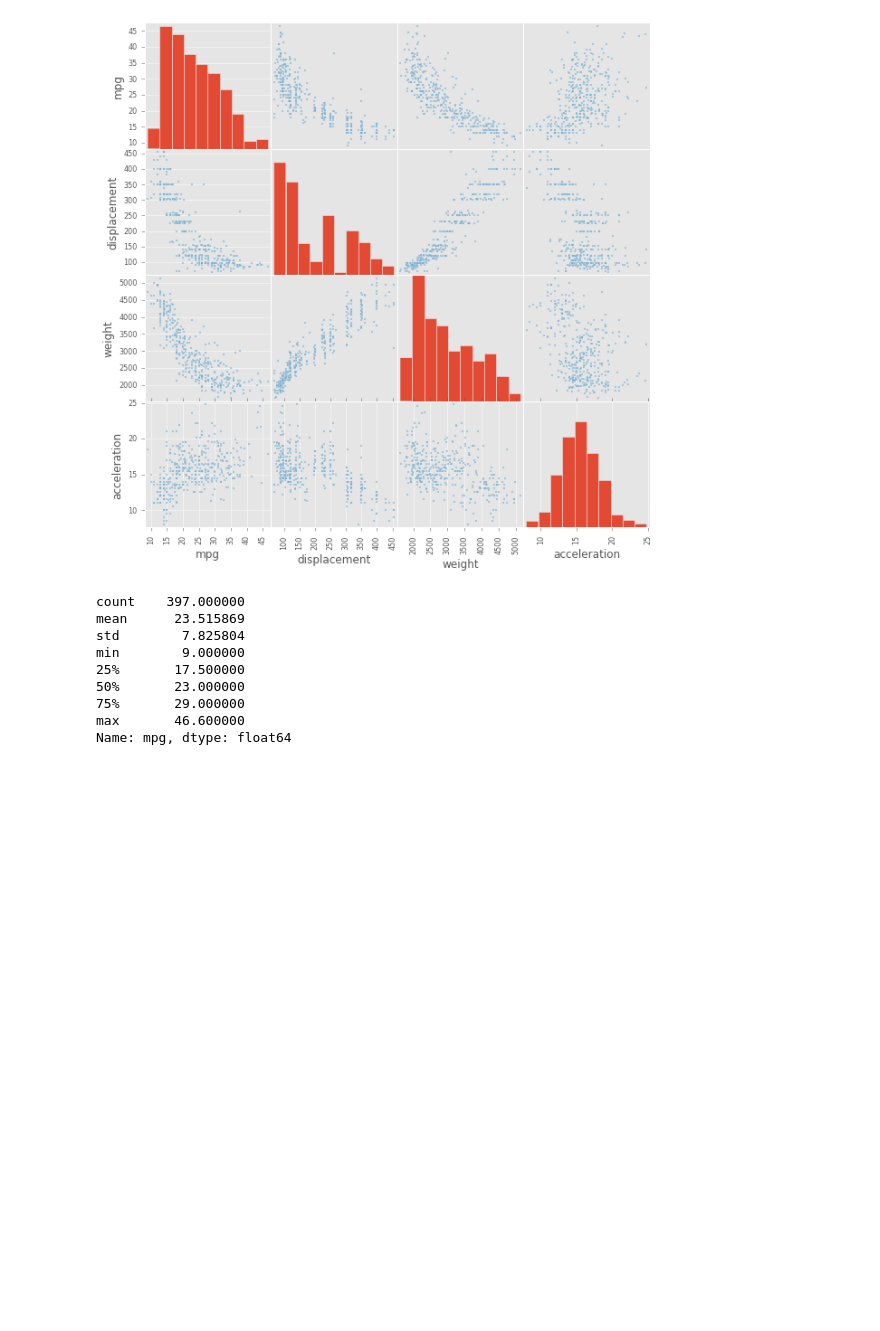
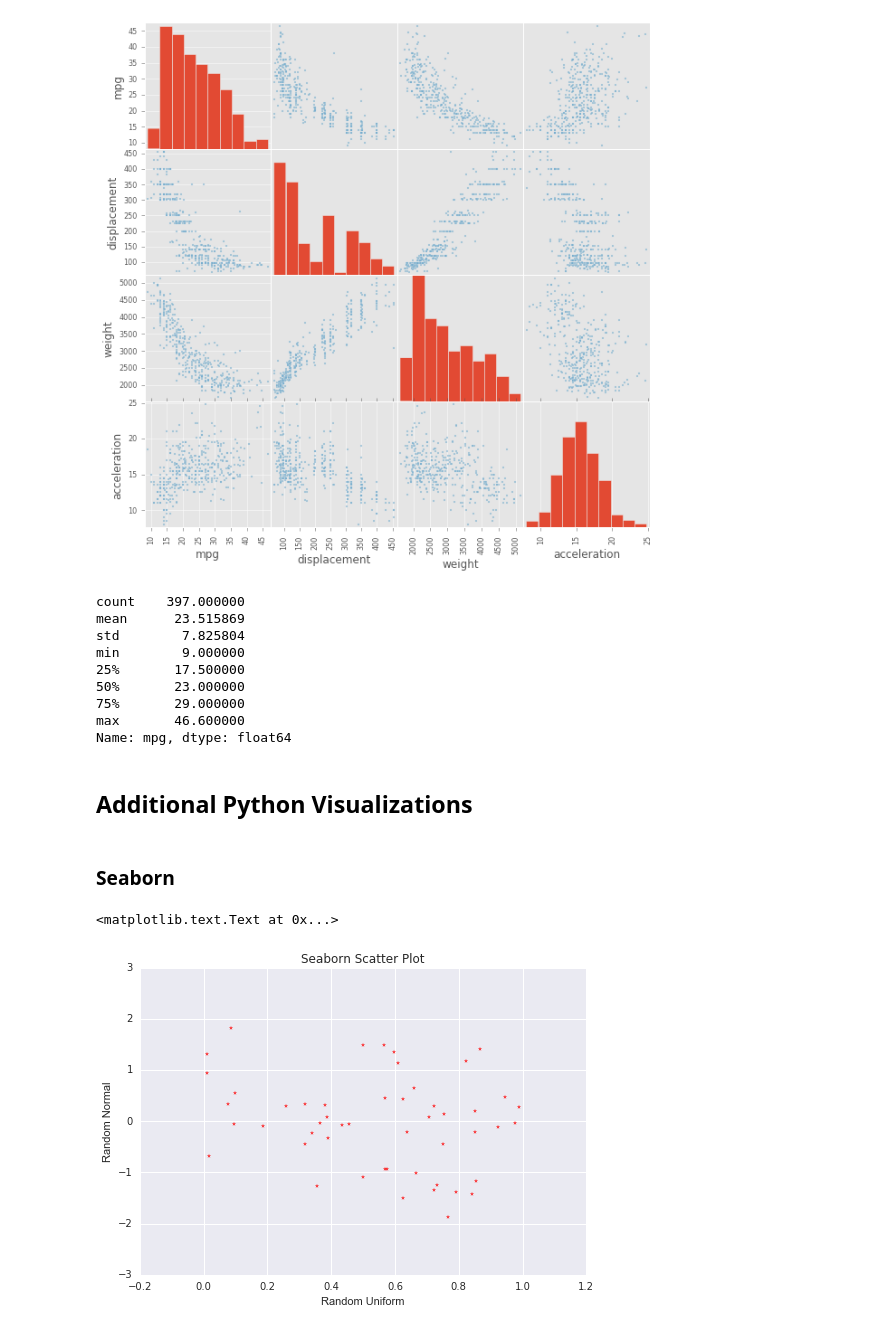
Before and after one commit to GucciTheCarpenter/ISLR_labs, a Jupyter notebook: ch02_Statistical_Learning/Intro.ipynb, the cells around one changed output. Saved outputs shown, nothing was run; the diff lists cells and outputs as text; code cells hidden in the pictures; blank space fills up the shorter version.

Commit message:
updated plots

```diff
--- a/ch02_Statistical_Learning/Intro.ipynb
+++ b/ch02_Statistical_Learning/Intro.ipynb
@@ -226,3 +228,7 @@ min        9.000000
 75%       29.000000
 max       46.600000
 Name: mpg, dtype: float64
+# %% [markdown]
+## Additional Python Visualizations
+# %% [markdown]
+### Seaborn
@@ -228,0 +237,9 @@ Name: mpg, dtype: float64
+# %%
+# using x (rand uniform), y (rand normal) from above
+sns.regplot(x,y, color='r', marker='*', fit_reg=False)    # avoid use of linear fit
+# sns.pointplot(x, y, color='r', markers='*', linestyles='', fit_reg=False)
+sns.axlabel('Random Uniform', 'Random Normal')
+sns.plt.title('Seaborn Scatter Plot')
+# %% [output]
+<matplotlib.text.Text at 0x...>
+[figure, added]
```
Also changed, not shown: parts of 14 cells of this notebook, 15 other files.
